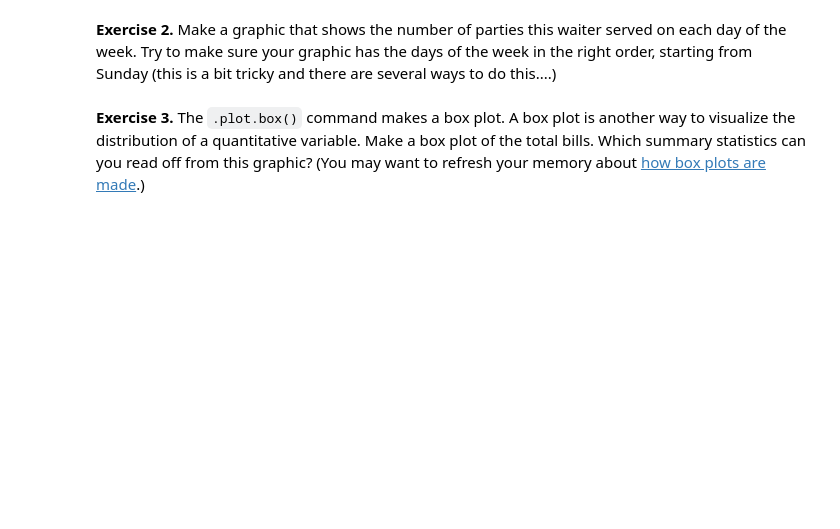
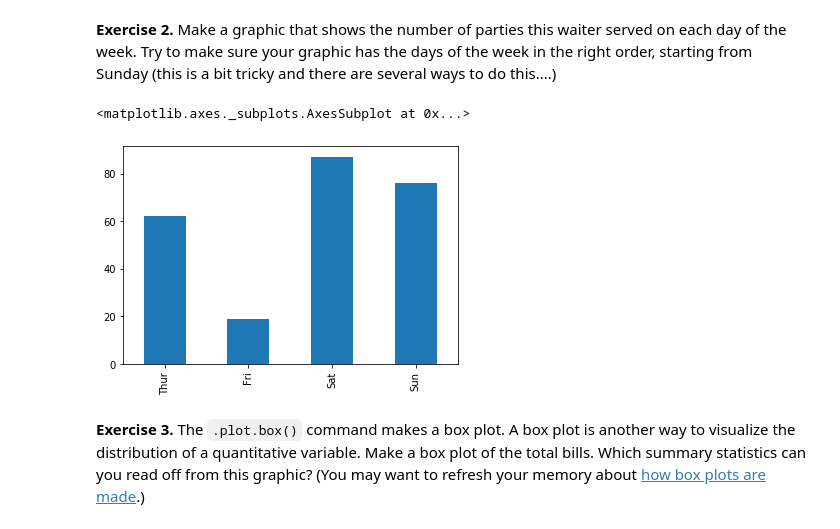
Before and after one commit to thegerrit/data_science, a Jupyter notebook: labs/Lab03-VisualizingVariables.ipynb, the cells around one changed output. Saved outputs shown, nothing was run; the diff lists cells and outputs as text; code cells hidden in the pictures; blank space fills up the shorter version.

```diff
--- a/labs/Lab03-VisualizingVariables.ipynb
+++ b/labs/Lab03-VisualizingVariables.ipynb
@@ -147,5 +204,14 @@ All of the following exercises use the Tips data set (`./data/tips.csv`).
 **Exercise 2.** Make a graphic that shows the number of parties this waiter served on each day of the week. Try to make sure your graphic has the days of the week in the right order, starting from Sunday (this is a bit tricky and there are several ways to do this....)
 # %%
 # YOUR CODE HERE and TEXT HERE AS COMMENTS
+
+weekday_index = ["Thur","Fri","Sat", "Sun"]
+party_size_in_order = tips.day.value_counts().loc[weekday_index]
+#party_size_in_order = party_size_as_series.loc(weekday_index)
+
+party_size_in_order.plot.bar()
+# %% [output]
+<matplotlib.axes._subplots.AxesSubplot at 0x...>
+[figure, added]
 # %% [markdown]
 **Exercise 3.** The `.plot.box()` command makes a box plot. A box plot is another way to visualize the distribution of a quantitative variable. Make a box plot of the total bills. Which summary statistics can you read off from this graphic? (You may want to refresh your memory about [how box plots are made](http://www.physics.csbsju.edu/stats/box2.html).)
```
Also changed, not shown: parts of 19 cells of this notebook, 1 other file.
